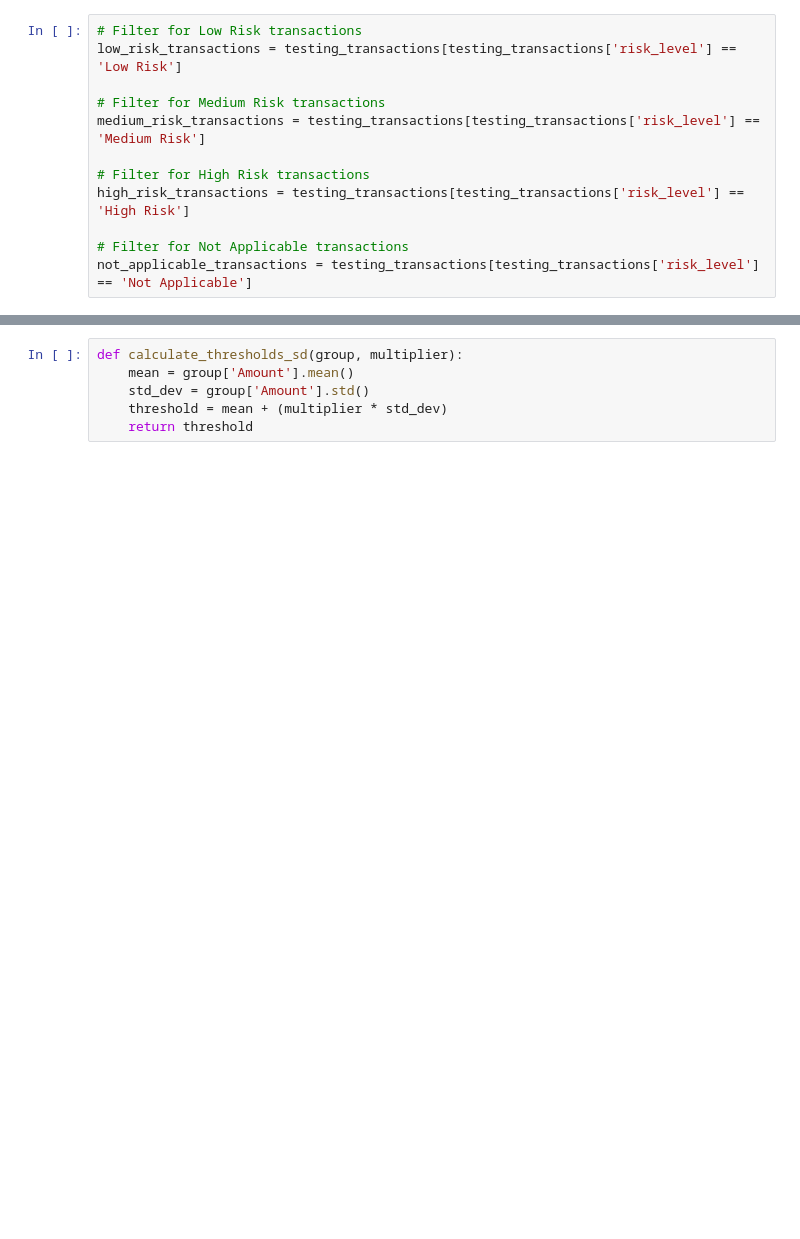
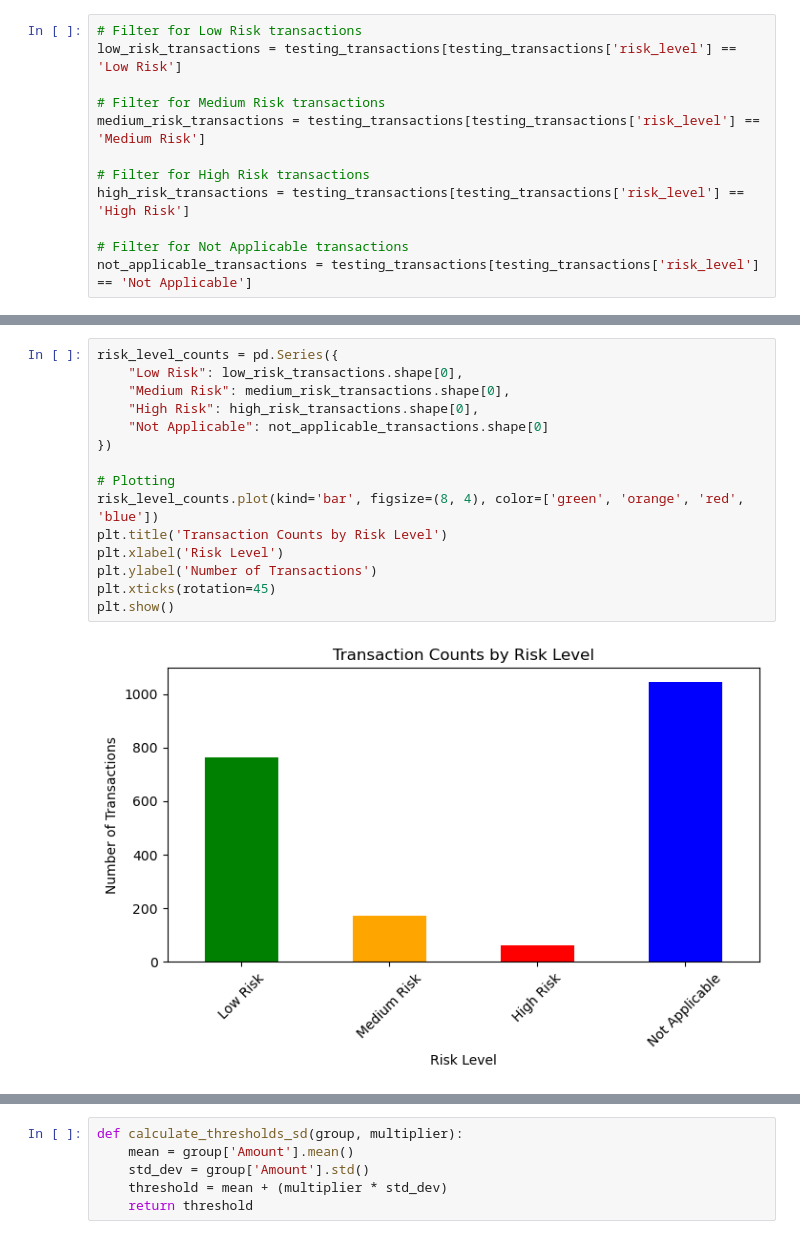
Before and after one commit to UoB-DSMP-2023-24/dsmp-2024-group27, a Jupyter notebook: AnomalyDetection/AnomalyDetection-Dataset2-iteratation.ipynb, the cells around one changed output, grey strips where cells are left out. Cells and saved outputs as stored; diff of their text form; blank space fills up the shorter version.

```diff
--- a/AnomalyDetection/AnomalyDetection-Dataset2-iteratation.ipynb
+++ b/AnomalyDetection/AnomalyDetection-Dataset2-iteratation.ipynb
@@ -454,0 +595,17 @@ filtered_df
+# %%
+risk_level_counts = pd.Series({
+    "Low Risk": low_risk_transactions.shape[0],
+    "Medium Risk": medium_risk_transactions.shape[0],
+    "High Risk": high_risk_transactions.shape[0],
+    "Not Applicable": not_applicable_transactions.shape[0]
+})
+
+# Plotting
+risk_level_counts.plot(kind='bar', figsize=(8, 4), color=['green', 'orange', 'red', 'blue'])
+plt.title('Transaction Counts by Risk Level')
+plt.xlabel('Risk Level')
+plt.ylabel('Number of Transactions')
+plt.xticks(rotation=45)
+plt.show()
+# %% [output]
+[figure, added]
```
Also changed, not shown: parts of 35 cells of this notebook.
